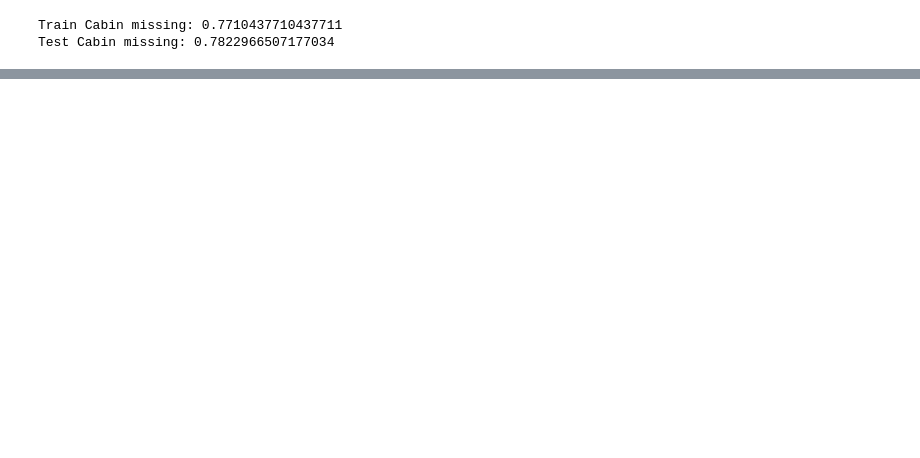
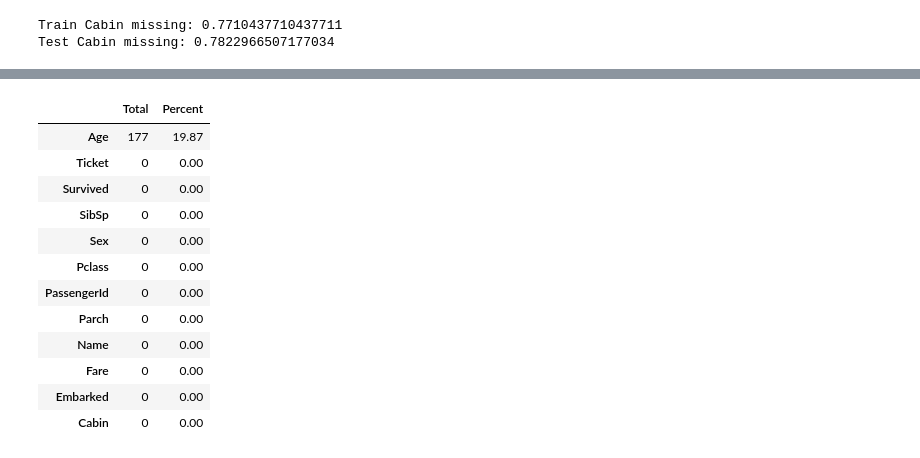
Before and after one commit to escalante-eric/kaggle-projects, a Jupyter notebook: titanic_project/prepare.ipynb, the cells around one changed output, grey strips where cells are left out. Cells and saved outputs as stored; diff of their text form; code cells hidden in the pictures; blank space fills up the shorter version.

```diff
--- a/titanic_project/prepare.ipynb
+++ b/titanic_project/prepare.ipynb
@@ -114,0 +145,24 @@ KeyError: nan
+# %%
+def cabin_missing(i):
+    j = 0
+    if i < 16:
+        j = "G"
+    elif i >= 16 and i < 27:
+        j = "F"
+    elif i >= 27 and i < 38:
+        j = "T"
+    elif i >= 38 and i < 47:
+        j = "A"
+    elif i >= 47 and i < 53:
+        j = "E"
+    elif i >= 53 and i < 54:
+        j = "D"
+    elif i >= 54 and i < 116:
+        j = 'C'
+    else:
+        j = "B"
+    return j
+# %%
+titanic_data['Cabin'] = titanic_data.Fare.apply(lambda x: cabin_missing(x))
+# %%
+titanic_data.sort_values(by = 'PassengerId', inplace=True)
@@ -114,0 +189,21 @@ KeyError: nan
+# %%
+train_data = titanic_data[:891]
+test_data = titanic_data[891:]
+# %%
+total_missing = train_data.isnull().sum().sort_values(ascending = False)
+percent = round(train_data.isnull().sum().sort_values(ascending = False)/len(train_data)*100, 2)
+pd.concat([total_missing, percent], axis = 1,keys= ['Total', 'Percent'])
+# %% [output]
+|  | Total | Percent |
+| Age | 177 | 19.87 |
+| Ticket | 0 | 0.00 |
+| Survived | 0 | 0.00 |
+| SibSp | 0 | 0.00 |
+| Sex | 0 | 0.00 |
+| Pclass | 0 | 0.00 |
+| PassengerId | 0 | 0.00 |
+| Parch | 0 | 0.00 |
+| Name | 0 | 0.00 |
+| Fare | 0 | 0.00 |
+| Embarked | 0 | 0.00 |
+| Cabin | 0 | 0.00 |
```
Also changed, not shown: parts of 11 cells of this notebook, 1 other file.
